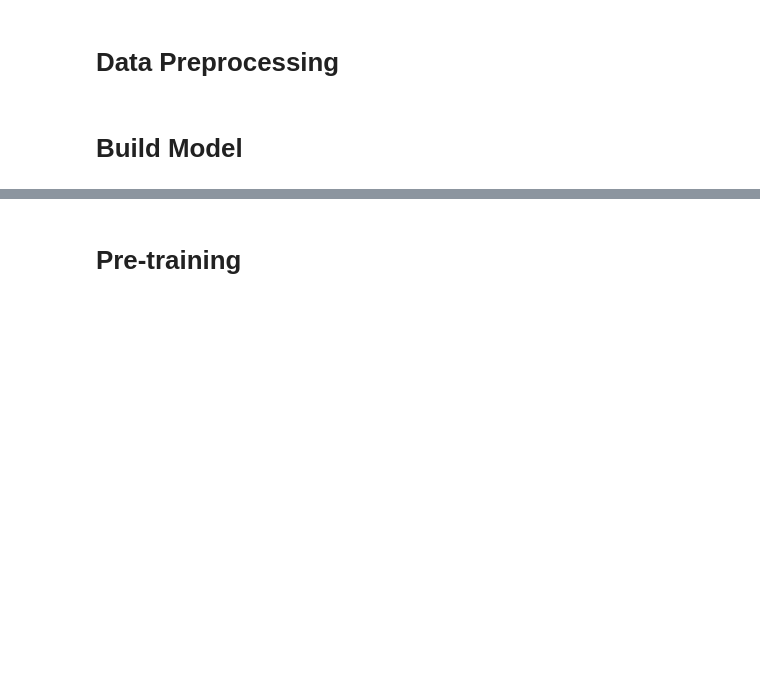
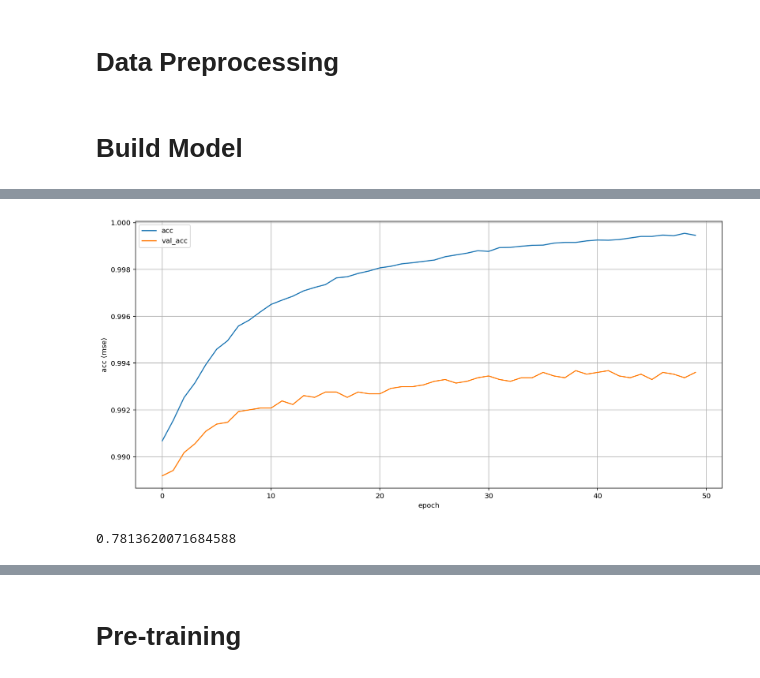
Before and after one commit to zhao1701/extending-deep-ER, a Jupyter notebook: notebooks/baseline-lstm-amazon-google.ipynb, the cells around one changed output, grey strips where cells are left out. Saved outputs shown, nothing was run; the diff lists cells and outputs as text; code cells hidden in the pictures; blank space fills up the shorter version.

```diff
--- a/notebooks/baseline-lstm-amazon-google.ipynb
+++ b/notebooks/baseline-lstm-amazon-google.ipynb
@@ -105,0 +160,11 @@ malstm = Model([input_left, input_right], [distance])
+# %%
+plt.figure(figsize = (15,7))
+plt.plot(acc, label='acc')
+plt.plot(val_acc, label='val_acc')
+plt.legend()
+plt.xlabel('epoch')
+plt.ylabel('acc (mse)')
+#plt.ylim(0.988, 1)
+plt.grid(True)
+# %% [output]
+[figure, added]
@@ -105,0 +173,4 @@ malstm = Model([input_left, input_right], [distance])
+# %%
+f1_score(data['val_y'], y_val_pred >= 0.18)
+# %% [output]
+0.7813620071684588
```
Also changed, not shown: parts of 17 cells of this notebook, 2 other files.
